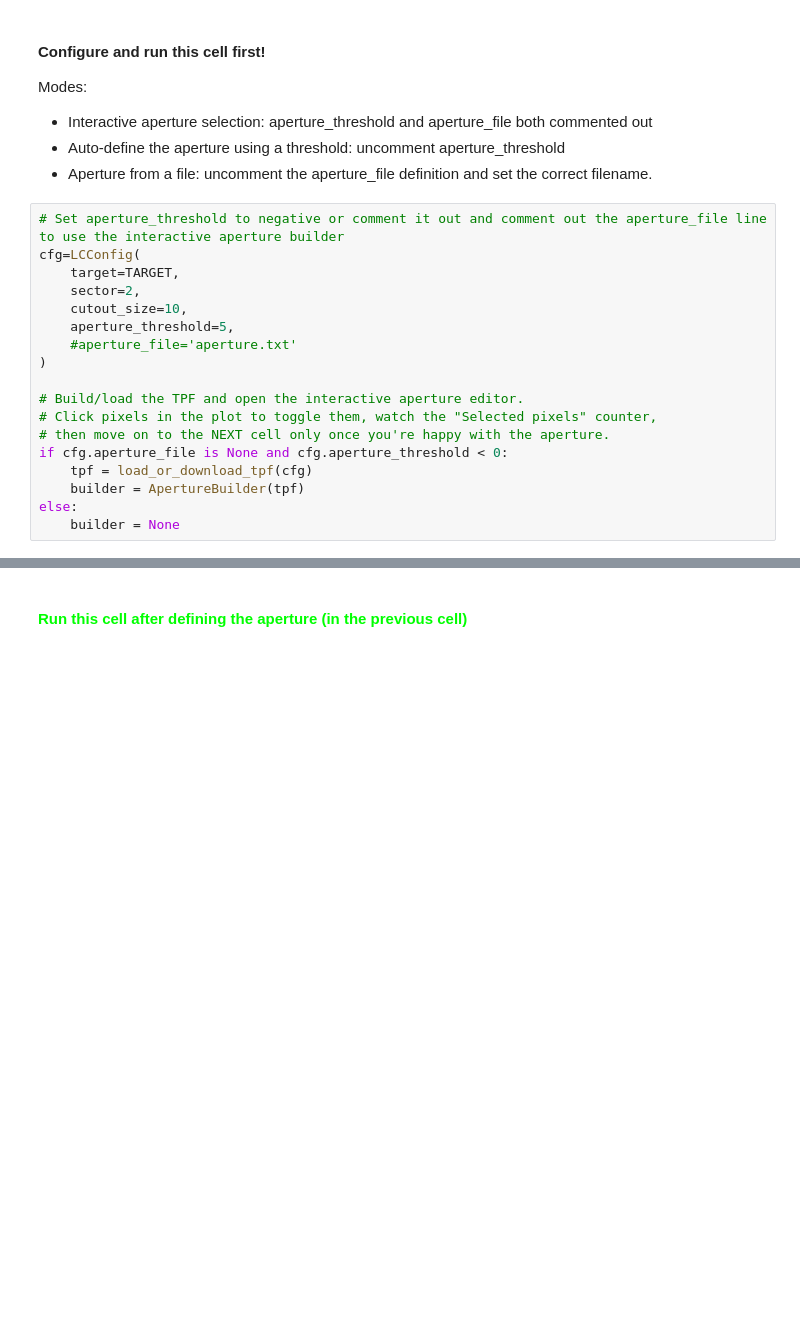
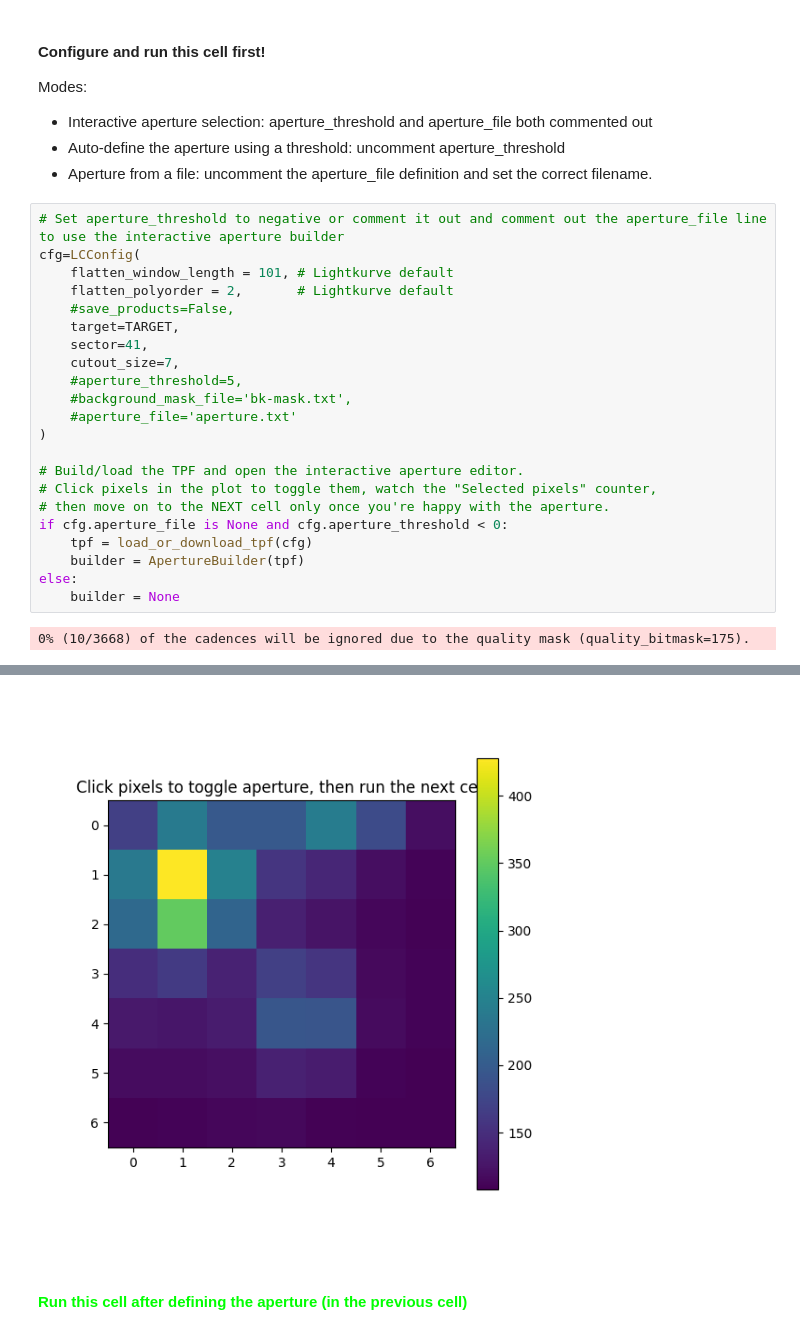
Before and after one commit to mpyat2/LightCurveViewer, a Jupyter notebook: scripts/lk_extract/lk_extract.ipynb, the cells around one changed output, grey strips where cells are left out. Saved outputs shown, nothing was run; the diff lists cells and outputs as text; blank space fills up the shorter version.

```diff
--- a/scripts/lk_extract/lk_extract.ipynb
+++ b/scripts/lk_extract/lk_extract.ipynb
@@ -326,10 +338,14 @@ Modes:
 # %%
 # Set aperture_threshold to negative or comment it out and comment out the aperture_file line to use the interactive aperture builder
 cfg=LCConfig(
+    flatten_window_length = 101, # Lightkurve default
+    flatten_polyorder = 2,       # Lightkurve default
+    #save_products=False,
     target=TARGET,
-    sector=2,
-    cutout_size=10,
-    aperture_threshold=5,
+    sector=41,
+    cutout_size=7,
+    #aperture_threshold=5,
+    #background_mask_file='bk-mask.txt',
     #aperture_file='aperture.txt'
 )
 
@@ -341,3 +357,5 @@ if cfg.aperture_file is None and cfg.aperture_threshold < 0:
     builder = ApertureBuilder(tpf)
 else:
     builder = None
+# %% [output]
+0% (10/3668) of the cadences will be ignored due to the quality mask (quality_bitmask=175).
@@ -344,3 +363,4 @@ else:
+[figure, added]
 # %% [markdown]
 #### <font color="#00FF00">Run this cell **after** defining the aperture (in the previous cell)</font>
 # %%
```
Also changed, not shown: parts of 5 cells of this notebook, 1 other file.
